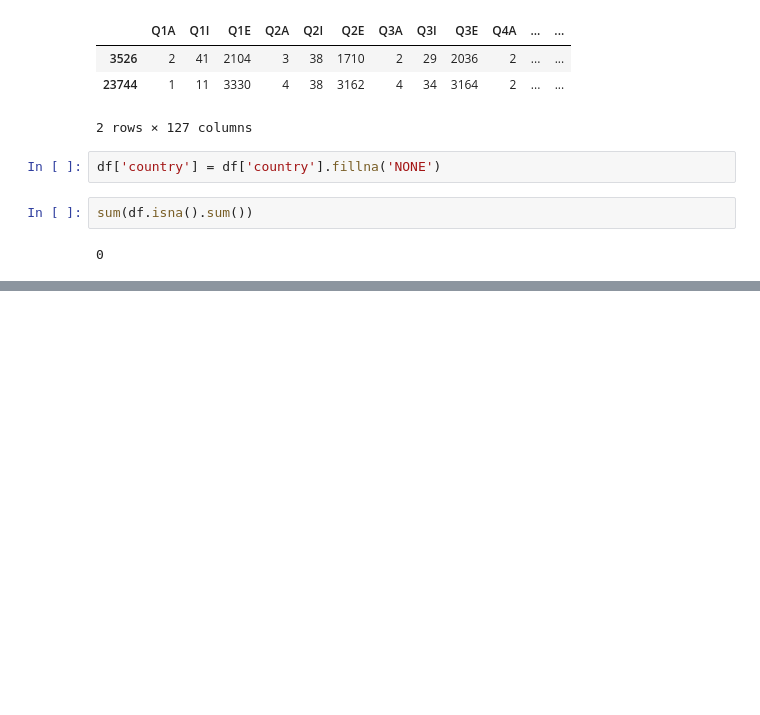
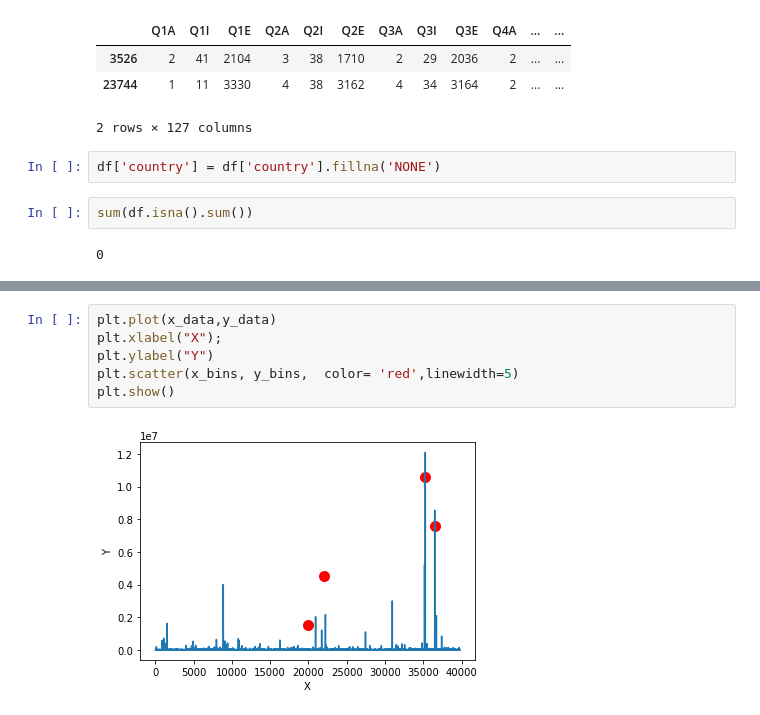
Before and after one commit to SHARMINI-JOSEPH/WQD7003_DATA-ANALYTICS-ASSIGNMENT_G6-1, a Jupyter notebook: Prediction of mood disorders among DASS survey participants.ipynb, the cells around one changed output, grey strips where cells are left out. Drawn from its saved outputs; the diff is of its cells as text; blank space fills up the shorter version.

```diff
--- a/Prediction of mood disorders among DASS survey participants.ipynb
+++ b/Prediction of mood disorders among DASS survey participants.ipynb
@@ -194,0 +318,8 @@ plt.show()
+# %%
+plt.plot(x_data,y_data)
+plt.xlabel("X");
+plt.ylabel("Y")
+plt.scatter(x_bins, y_bins,  color= 'red',linewidth=5)
+plt.show()
+# %% [output]
+[figure, added]
```
Also changed, not shown: parts of 51 cells of this notebook, 1 other file.
